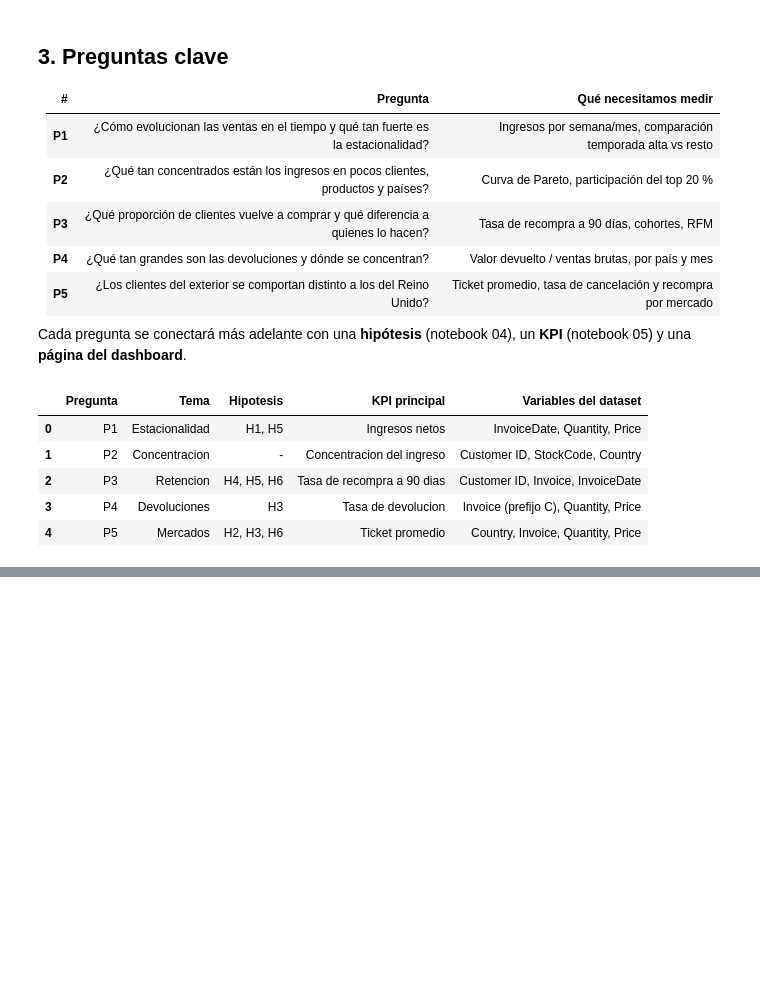
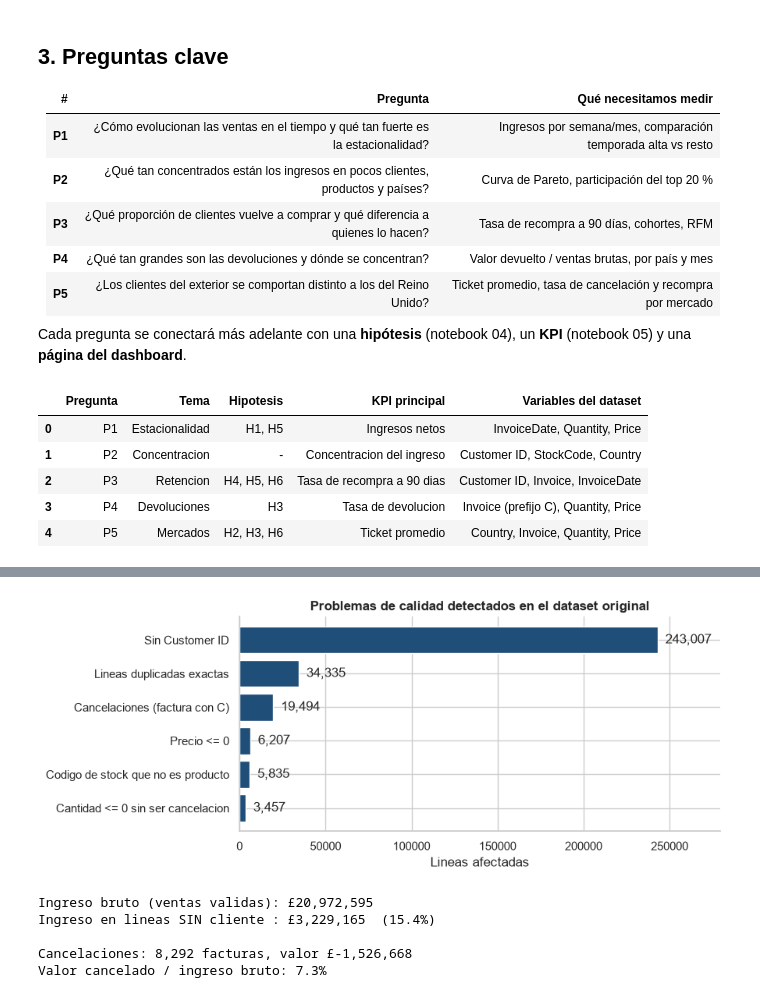
Before and after one commit to Xantyagoh/grupo3-bi-ecommerce, a Jupyter notebook: notebooks/01_comprension_problema.ipynb, the cells around one changed output, grey strips where cells are left out. Drawn from its saved outputs; the diff is of its cells as text; code cells hidden in the pictures; blank space fills up the shorter version.

Commit message:
fase1: auditoria inicial de calidad de datos (nulos, duplicados, cancelaciones, codigos no producto)

```diff
--- a/notebooks/01_comprension_problema.ipynb
+++ b/notebooks/01_comprension_problema.ipynb
@@ -153,0 +174,22 @@ trazabilidad
+# %%
+ventas_pos = d[(~d['es_cancelacion']) & (d['Quantity'] > 0) & (d['Price'] > 0)]
+auditoria = pd.DataFrame({
+    'problema': [
+        'Lineas duplicadas exactas',
+        'Cancelaciones (factura con C)',
+        'Precio <= 0',
+        'Cantidad <= 0 sin ser cancelacion',
+        'Codigo de stock que no es producto',
+        'Sin Customer ID',
+    ],
+    'filas': [
+        int(d.duplicated().sum()),
+        int(d['es_cancelacion'].sum()),
+        int((d['Price'] <= 0).sum()),
+        int(((d['Quantity'] <= 0) & ~d['es_cancelacion']).sum()),
+        int(d['no_producto'].sum()),
+        int(d['customer_id'].isna().sum()),
+    ],
+})
+auditoria['% del total'] = (auditoria['filas'] / len(d) * 100).round(2)
+auditoria
@@ -153,0 +204,31 @@ trazabilidad
+# %%
+fig, ax = plt.subplots(figsize=(9, 3.8))
+orden = auditoria.sort_values('filas')
+ax.barh(orden['problema'], orden['filas'], color=AZUL)
+for i, v in enumerate(orden['filas']):
+    ax.text(v, i, f'  {v:,}', va='center')
+ax.set_title('Problemas de calidad detectados en el dataset original')
+ax.set_xlabel('Lineas afectadas')
+ax.set_xlim(0, orden['filas'].max() * 1.15)
+plt.tight_layout()
+plt.savefig(FIG / '01_auditoria_calidad.png', dpi=150, bbox_inches='tight')
+plt.show()
+# %% [output]
+[figure, added]
+# %%
+# Cuanto dinero hay en las lineas sin cliente? (decide si se pueden descartar)
+ingreso_total = ventas_pos['importe'].sum()
+ingreso_sin_cliente = ventas_pos.loc[ventas_pos['customer_id'].isna(), 'importe'].sum()
+print(f'Ingreso bruto (ventas validas): £{ingreso_total:,.0f}')
+print(f'Ingreso en lineas SIN cliente : £{ingreso_sin_cliente:,.0f}  ({ingreso_sin_cliente/ingreso_total:.1%})')
+
+# Las cancelaciones: cuanto valen y a que facturas pertenecen
+canc = d[d['es_cancelacion']]
+print(f'\nCancelaciones: {canc["Invoice"].nunique():,} facturas, valor £{canc["importe"].sum():,.0f}')
+print(f'Valor cancelado / ingreso bruto: {-canc["importe"].sum()/ingreso_total:.1%}')
+# %% [output]
+Ingreso bruto (ventas validas): £20,972,595
+Ingreso en lineas SIN cliente : £3,229,165  (15.4%)
+
+Cancelaciones: 8,292 facturas, valor £-1,526,668
+Valor cancelado / ingreso bruto: 7.3%
```
Also changed, not shown: parts of 4 cells of this notebook, 1 other file.
